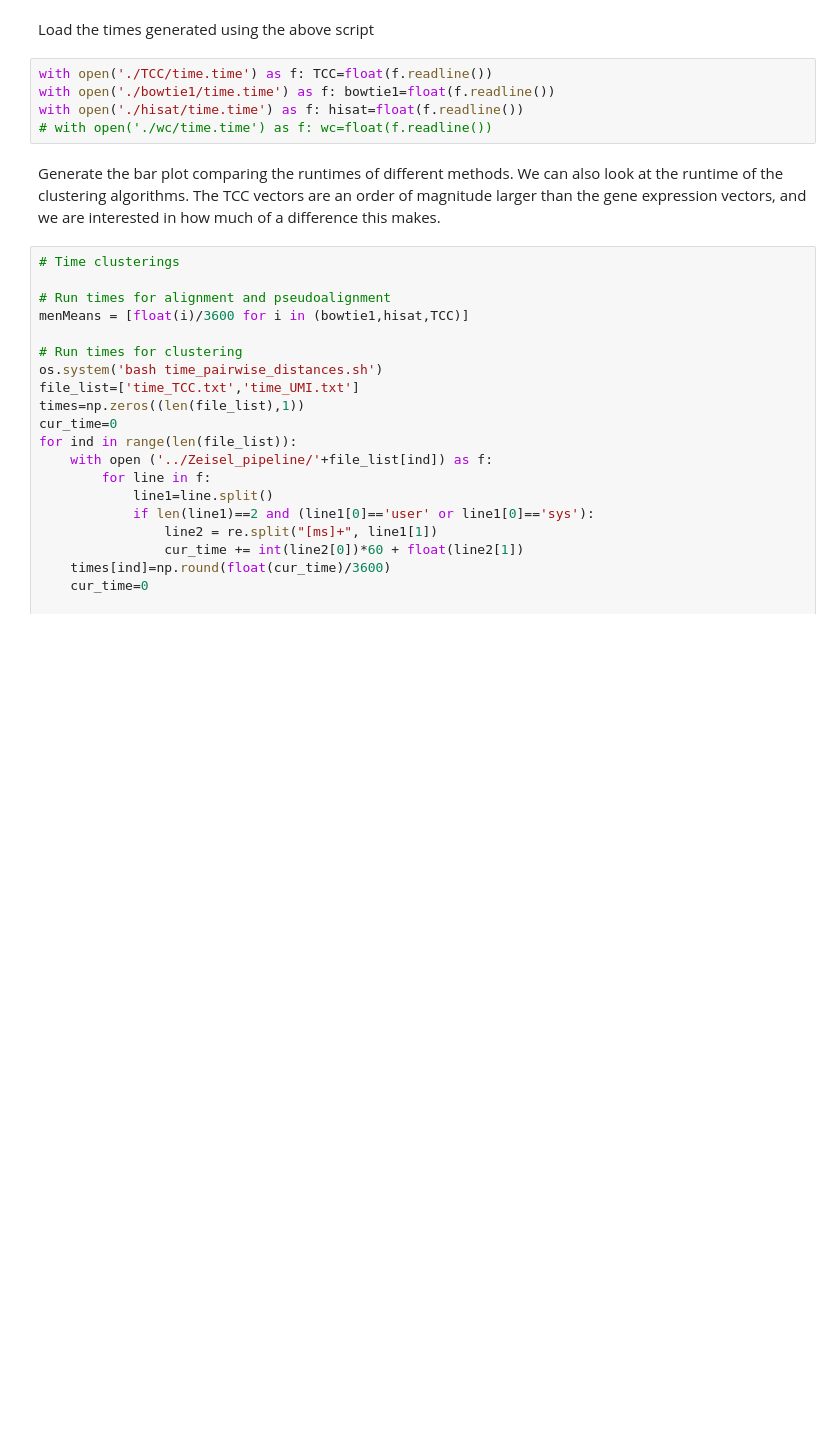
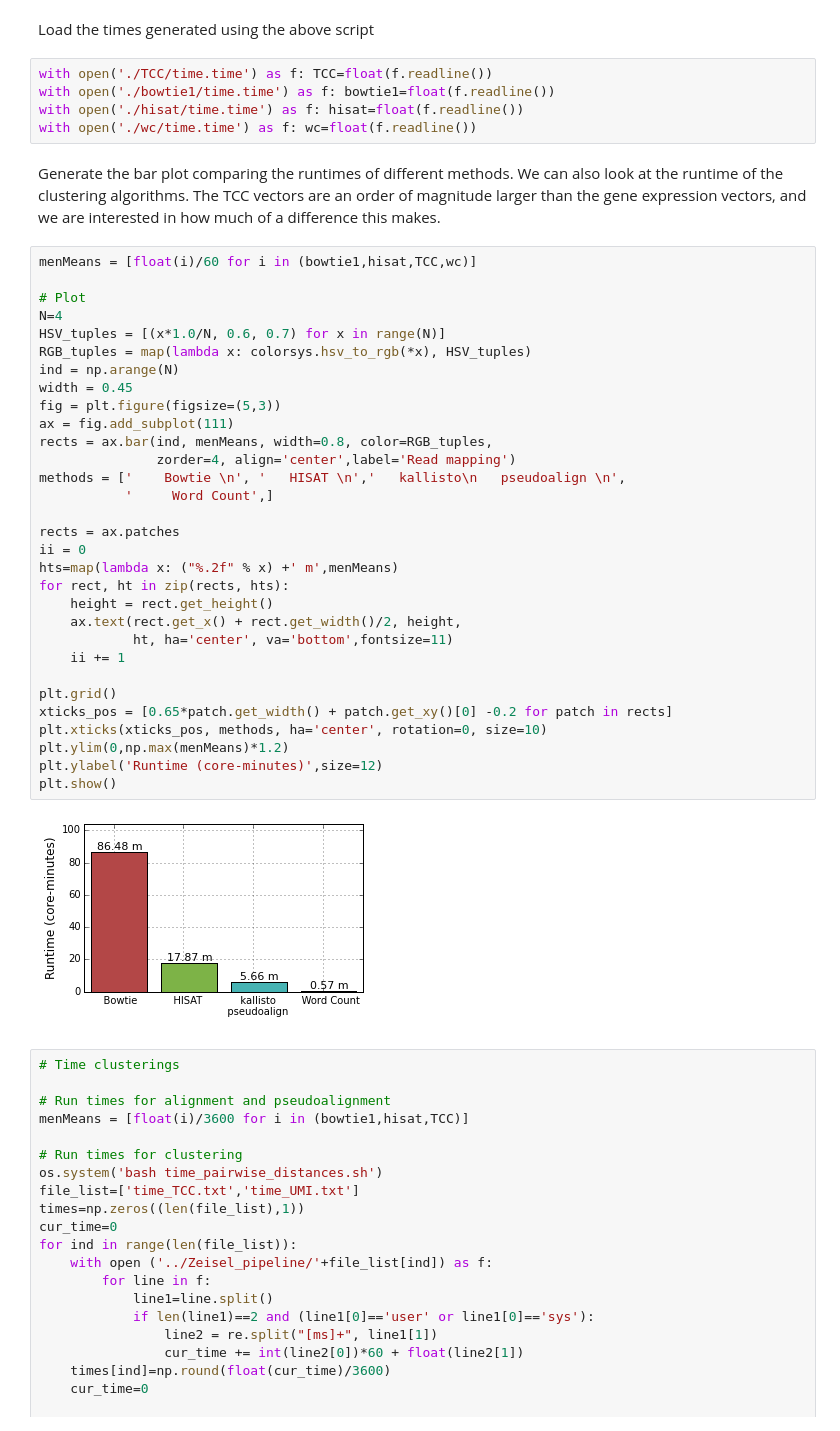
Before and after one commit to govinda-kamath/clustering_on_transcript_compatibility_counts, a Jupyter notebook: Timing_pipeline/Timing_Analysis.ipynb, the cells around one changed output. Drawn from its saved outputs; the diff is of its cells as text; blank space fills up the shorter version.

```diff
--- a/Timing_pipeline/Timing_Analysis.ipynb
+++ b/Timing_pipeline/Timing_Analysis.ipynb
@@ -50,9 +51,42 @@ Load the times generated using the above script
 with open('./TCC/time.time') as f: TCC=float(f.readline())
 with open('./bowtie1/time.time') as f: bowtie1=float(f.readline())
 with open('./hisat/time.time') as f: hisat=float(f.readline())
-# with open('./wc/time.time') as f: wc=float(f.readline())
+with open('./wc/time.time') as f: wc=float(f.readline())
 # %% [markdown]
 Generate the bar plot comparing the runtimes of different methods. We can also look at the runtime of the clustering algorithms. The TCC vectors are an order of magnitude larger than the gene expression vectors, and we are interested in how much of a difference this makes.
+# %%
+menMeans = [float(i)/60 for i in (bowtie1,hisat,TCC,wc)]
+
+# Plot
+N=4
+HSV_tuples = [(x*1.0/N, 0.6, 0.7) for x in range(N)]
+RGB_tuples = map(lambda x: colorsys.hsv_to_rgb(*x), HSV_tuples)
+ind = np.arange(N)
+width = 0.45
+fig = plt.figure(figsize=(5,3))
+ax = fig.add_subplot(111)
+rects = ax.bar(ind, menMeans, width=0.8, color=RGB_tuples,
+               zorder=4, align='center',label='Read mapping')
+methods = ['    Bowtie \n', '   HISAT \n','   kallisto\n   pseudoalign \n',
+           '     Word Count',]
+
+rects = ax.patches
+ii = 0
+hts=map(lambda x: ("%.2f" % x) +' m',menMeans)
+for rect, ht in zip(rects, hts):
+    height = rect.get_height()
+    ax.text(rect.get_x() + rect.get_width()/2, height,
+            ht, ha='center', va='bottom',fontsize=11)
+    ii += 1
+
+plt.grid()
+xticks_pos = [0.65*patch.get_width() + patch.get_xy()[0] -0.2 for patch in rects]
+plt.xticks(xticks_pos, methods, ha='center', rotation=0, size=10)
+plt.ylim(0,np.max(menMeans)*1.2)
+plt.ylabel('Runtime (core-minutes)',size=12)
+plt.show()
+# %% [output]
+[figure, added]
 # %%
 # Time clusterings
 
```
Also changed, not shown: parts of 7 cells of this notebook.
